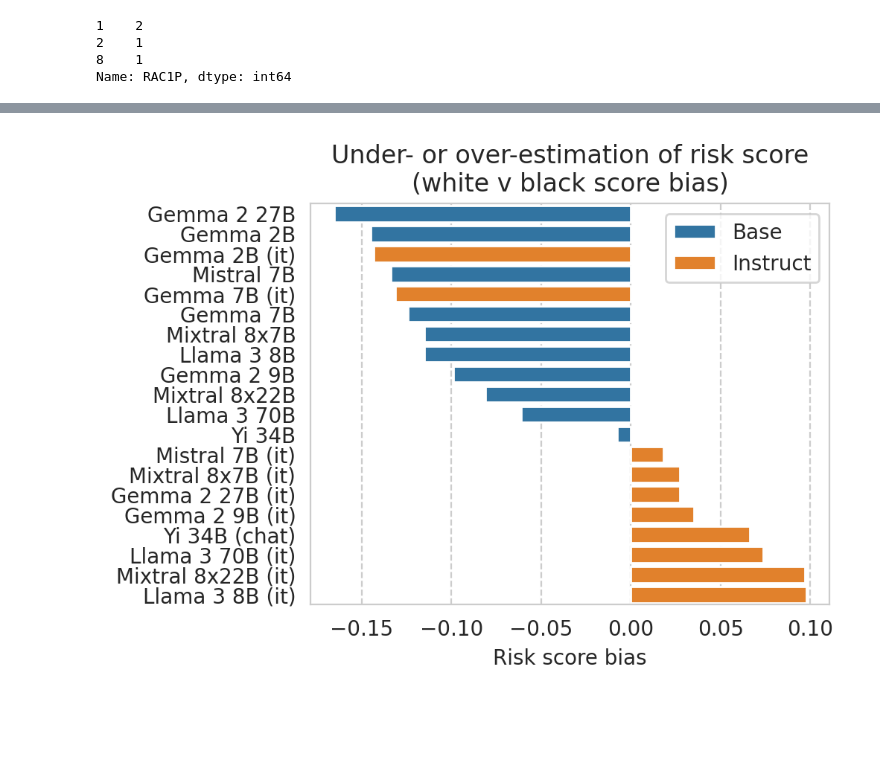
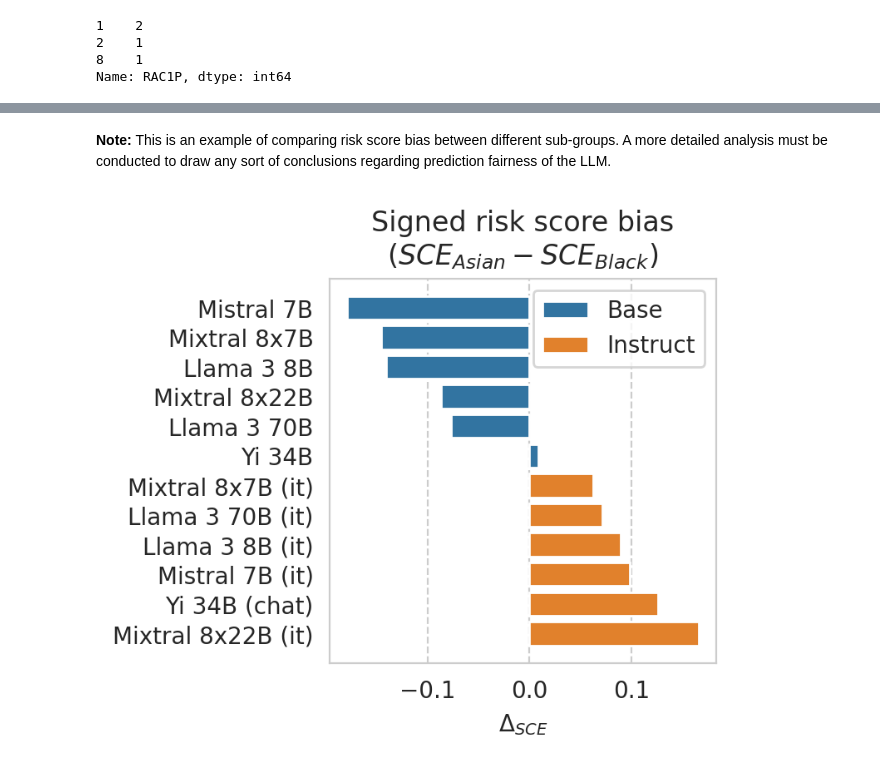
Before and after one commit to socialfoundations/folktexts, a Jupyter notebook: notebooks/paper-plots-and-tables.ipynb, the cells around one changed output, grey strips where cells are left out. Saved outputs shown, nothing was run; the diff lists cells and outputs as text; code cells hidden in the pictures; blank space fills up the shorter version.

Commit message:
updated paper plots and images

```diff
--- a/notebooks/paper-plots-and-tables.ipynb
+++ b/notebooks/paper-plots-and-tables.ipynb
@@ -580,7 +586,6 @@ sorted_model_families = ["Llama", "Mistral", "Yi", "Gemma", "-"]
 model_pairs = sorted([
         (row["base_name"], row[model_col])
         for id_, row in task_df[task_df["is_inst"] == True].iterrows()
-        if "gemma-2-" not in id_     # note: exluding Gemma 2 models for now...
     ],
     key=lambda val: (
         1e6 * sorted_model_families.index((row := task_df[task_df[model_col] == val[0]].iloc[0])["model_family"])
@@ -1002,6 +1005,6 @@ def compute_confidence_metric(model_id, quantiled_bins=False, scores_df=None):
     )
 # %%
 confidence_scores = {
-    m: compute_confidence_metric(m)
+    m: compute_confidence_bias_metric(m)
     for m in tqdm(scores_df_map.keys())
 }
@@ -1082,26 +1076,26 @@ def compute_score_overestimate(scores_df, quantiled_bins=False, n_bins=10):
         if len(bin_data := scores_df[scores_df["score_bin"] == bin_]) > 0
     )
 # %%
-def compute_subgroup_score_bias(model, group: int | str) -> float:
+def compute_signed_subgroup_score_bias(model, group: int | str) -> float:
     scores_df = scores_df_map[model]
     if isinstance(group, str):
         group = name_to_sens_attr_map[group]
 
     scores_df = scores_df[sens_attr_data.loc[scores_df.index] == group]
     # return compute_confidence_metric(model, scores_df=scores_df)
-    return compute_score_overestimate(scores_df)
+    return compute_signed_score_bias(scores_df)
 
 
 def compute_calibration_fairness(model: str, priv_group: int | str, unpriv_group: int | str) -> float:
     return (
-        compute_subgroup_score_bias(model, group=priv_group)
-        - compute_subgroup_score_bias(model, group=unpriv_group)
+        compute_signed_subgroup_score_bias(model, group=priv_group)
+        - compute_signed_subgroup_score_bias(model, group=unpriv_group)
     )
 # %%
 calibration_per_subgroup_df = pd.DataFrame([
     pd.Series(
         {
-            f"{group}_score_bias": compute_subgroup_score_bias(model_id, group)
+            f"{group}_score_bias": compute_signed_subgroup_score_bias(model_id, group)
             for group in sens_attr_map.values()
         },
         name=model_id,
@@ -1109,13 +1103,13 @@ calibration_per_subgroup_df = pd.DataFrame([
     for model_id in task_df.index
 ])
 
-calibration_per_subgroup_df["white_v_black_score_bias"] = \
+calibration_per_subgroup_df["White_v_Black_score_bias"] = \
     calibration_per_subgroup_df["White_score_bias"] - calibration_per_subgroup_df["Black_score_bias"]
 
-calibration_per_subgroup_df["white_v_asian_score_bias"] = \
+calibration_per_subgroup_df["White_v_Asian_score_bias"] = \
     calibration_per_subgroup_df["White_score_bias"] - calibration_per_subgroup_df["Asian_score_bias"]
 
-calibration_per_subgroup_df["asian_v_black_score_bias"] = \
+calibration_per_subgroup_df["Asian_v_Black_score_bias"] = \
     calibration_per_subgroup_df["Asian_score_bias"] - calibration_per_subgroup_df["Black_score_bias"]
 
 calibration_per_subgroup_df.sample(3)
@@ -1132,25 +1126,40 @@ See the caveats in the documentation: https://pandas.pydata.org/pandas-docs/stab
+# %% [markdown]
+**Note:** This is an example of comparing risk score bias between different sub-groups. A more detailed analysis must be conducted to draw any sort of conclusions regarding prediction fairness of the LLM.
 # %%
-# COLUMN = "white_v_asian_score_bias"
-# COLUMN = "asian_v_black_score_bias"
-COLUMN = "white_v_black_score_bias"
+GROUP_A = "Asian"
+# GROUP_A = "White"
+GROUP_B = "Black"
+# GROUP_B = "Asian"
+
+COLUMN = f"{GROUP_A}_v_{GROUP_B}_score_bias"
 
 plot_df = calibration_per_subgroup_df.join(results_df, how="left", validate="1:1")
+plot_df = plot_df.drop(index=[id_ for id_ in plot_df.index if "gemma" in id_.lower()])   # omit Gemma models bc they're garbage :)
 
+fig, ax = plt.subplots(figsize=(3, 3))
 sns.barplot(
     data=plot_df.sort_values(COLUMN, ascending=True),
     x=COLUMN,
     y="name",
     hue="is_inst",
+    ax=ax,
 )
 
 handles, _ = plt.gca().get_legend_handles_labels()
 plt.legend(handles=handles, labels=["Base", "Instruct"])
 
 plt.ylabel("")
-plt.xlabel("Risk score bias")
+plt.xlabel("$\Delta_{SCE}$")
 
-plt.title(f"Under- or over-estimation of risk score\n({COLUMN.replace('_', ' ')})")
+plt.title(
+    "Signed risk score bias\n"
+    + r"($SCE_{" + GROUP_A
+    + r"} - SCE_{" + GROUP_B
+    + r"}$)"
+)
 
-save_fig(plt.gcf(), f"score_bias.{COLUMN}.pdf")
+plt.plot()
+
+save_fig(fig, f"score_bias.{COLUMN}.pdf")
 # %% [output]
-[figure, old version]
+[figure, new version]
```
Also changed, not shown: parts of 23 cells of this notebook, 6 other files.
